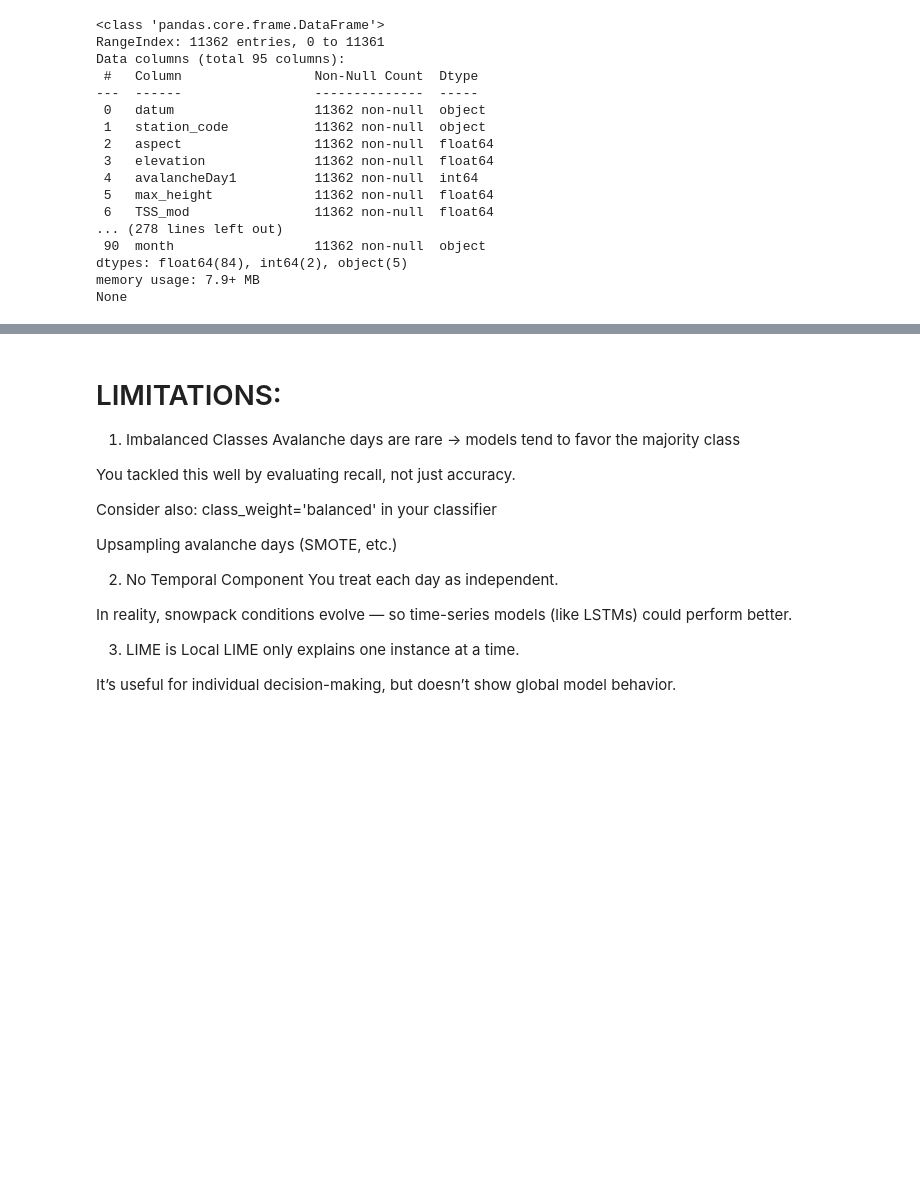
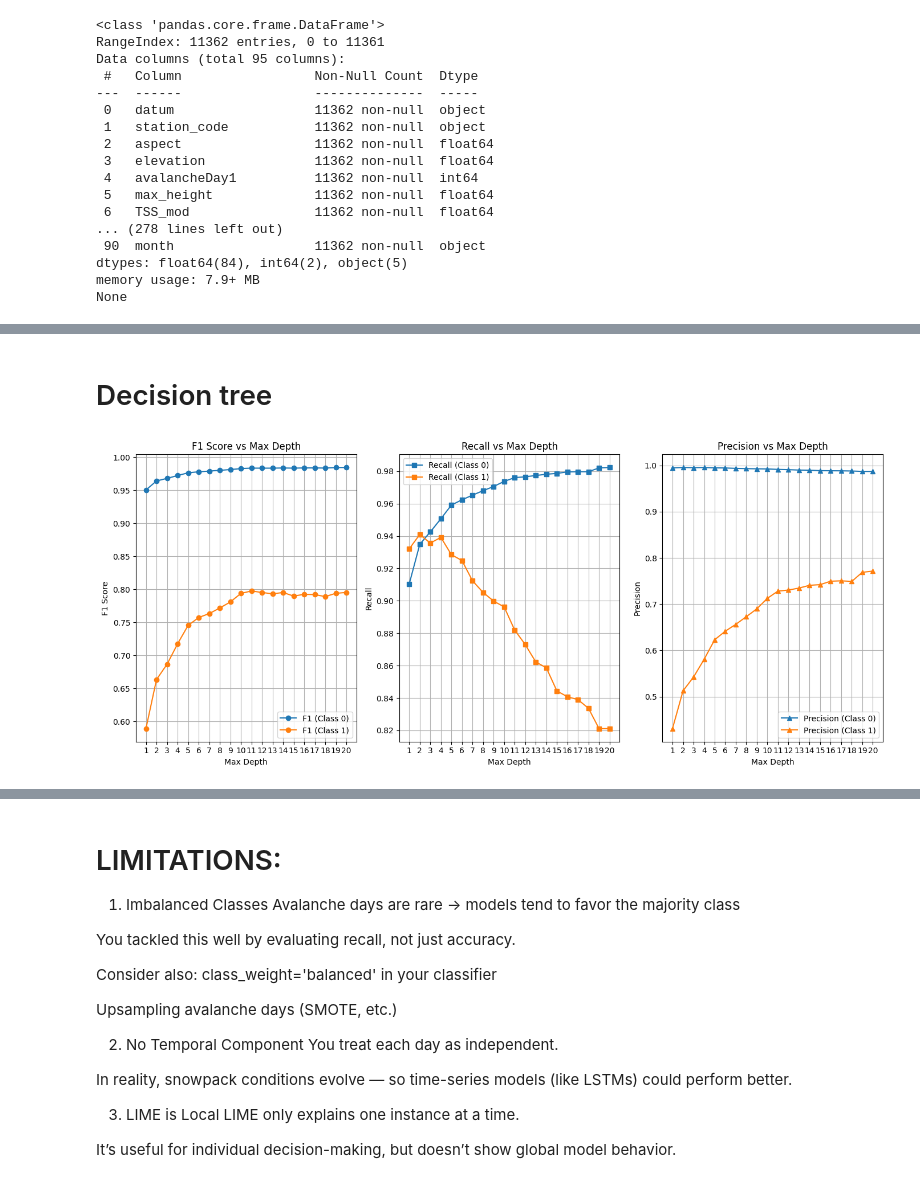
Before and after one commit to IlyaYakushevskiy/avalanche_sat, a Jupyter notebook: Exploratory Data Analysis/RandomForest_DecisionTree.ipynb, the cells around one changed output, grey strips where cells are left out. Saved outputs shown, nothing was run; the diff lists cells and outputs as text; code cells hidden in the pictures; blank space fills up the shorter version.

```diff
--- a/Exploratory Data Analysis/RandomForest_DecisionTree.ipynb
+++ b/Exploratory Data Analysis/RandomForest_DecisionTree.ipynb
@@ -93,0 +115,78 @@ DecisionTreeClassifier(max_depth=4, random_state=42)
+# %% [markdown]
+# Decision tree
+# %%
+#Find the best depth for the desision tree
+#GOAL: evaluate how well we predict avalanche days (1) and non avalanche days (0)
+
+# Define range of depths
+depth_range = range(1, 21)
+results = []
+
+# Store metrics for class 0 and class 1
+
+# Loop through each depth
+# Use cross validation (5-fold) a "unlucky split" - Fit the DecisionTreeClassifier on 4 folds -> predict on remaining 1 fold
+# Use class weight balanced to tell the model that avalance days are rare
+for depth in depth_range:
+    clf = DecisionTreeClassifier(max_depth=depth, random_state=42, class_weight='balanced')
+
+    # Cross-validated predictions
+    y_pred = cross_val_predict(clf, X_train_scaled, y_train, cv=5)
+
+    # Get classification report with output as dict
+    report = classification_report(y_train, y_pred, output_dict=True, zero_division=0)
+
+    results.append({
+        "max_depth": depth,
+        "f1_0": report["0"]["f1-score"],
+        "f1_1": report["1"]["f1-score"],
+        "recall_0": report["0"]["recall"],
+        "recall_1": report["1"]["recall"],
+        "precision_0": report["0"]["precision"],
+        "precision_1": report["1"]["precision"],
+    })
+
+# Convert to DataFrame
+results_df = pd.DataFrame(results)
+
+### Plot
+
+plt.figure(figsize=(14, 6))
+
+# F1-scores
+plt.subplot(1, 3, 1)
+plt.plot(results_df["max_depth"], results_df["f1_0"], label="F1 (Class 0)", marker='o')
+plt.plot(results_df["max_depth"], results_df["f1_1"], label="F1 (Class 1)", marker='o')
+plt.title("F1 Score vs Max Depth")
+plt.xlabel("Max Depth")
+plt.ylabel("F1 Score")
+plt.xticks(results_df["max_depth"])
+plt.legend()
+plt.grid(True)
+
+# Recall
+plt.subplot(1, 3, 2)
+plt.plot(results_df["max_depth"], results_df["recall_0"], label="Recall (Class 0)", marker='s')
+plt.plot(results_df["max_depth"], results_df["recall_1"], label="Recall (Class 1)", marker='s')
+plt.title("Recall vs Max Depth")
+plt.xlabel("Max Depth")
+plt.ylabel("Recall")
+plt.xticks(results_df["max_depth"])
+plt.legend()
+plt.grid(True)
+
+# Precision
+plt.subplot(1, 3, 3)
+plt.plot(results_df["max_depth"], results_df["precision_0"], label="Precision (Class 0)", marker='^')
+plt.plot(results_df["max_depth"], results_df["precision_1"], label="Precision (Class 1)", marker='^')
+plt.title("Precision vs Max Depth")
+plt.xlabel("Max Depth")
+plt.ylabel("Precision")
+plt.xticks(results_df["max_depth"])
+plt.legend()
+plt.grid(True)
+
+plt.tight_layout()
+plt.show()
+# %% [output]
+[figure, added]
```
Also changed, not shown: parts of 43 cells of this notebook.
